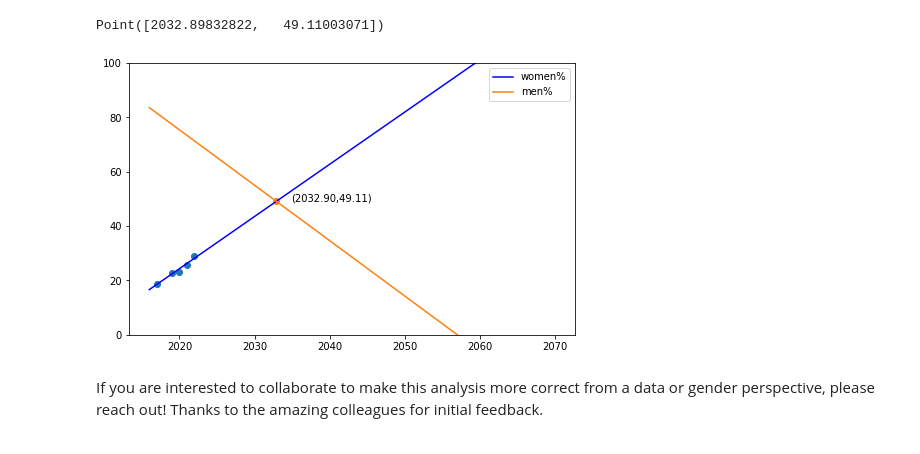
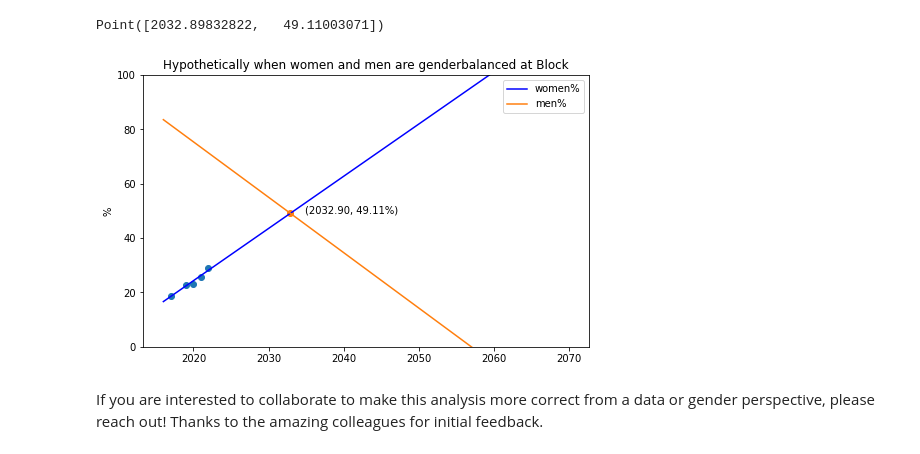
Before and after one commit to duanasq/learning-ds-public, a Jupyter notebook: block_dei_display.ipynb, the cells around one changed output. Drawn from its saved outputs; the diff is of its cells as text; code cells hidden in the pictures.

Commit message:
Graph labelling

```diff
--- a/block_dei_display.ipynb
+++ b/block_dei_display.ipynb
@@ -164,14 +164,16 @@ Point([2032.89832822,   49.11003071])
 # %%
 fig, ax = plt.subplots(figsize=[8, 5])
 ax.scatter(x,y)
 ax.set(ylim=(0, 100))
 ax.plot(x_women, y_women, color = 'b', label = "women%")
 ax.plot(x_men, y_men, color = 'C1', label = "men%")
+ax.set_ylabel("%")
+ax.set_title("Hypothetically when women and men are genderbalanced at Block")
 ax.scatter([genderbalanced[0]],[genderbalanced[1]])
-ax.text(genderbalanced[0]+2,genderbalanced[1],f"({genderbalanced[0]:.2f},{genderbalanced[1]:.2f})")
+ax.text(genderbalanced[0]+2,genderbalanced[1],f"({genderbalanced[0]:.2f}, {genderbalanced[1]:.2f}%)")
 ax.legend()
 plt.show()
 # %% [output]
-[figure, old version]
+[figure, new version]
 # %% [markdown]
 If you are interested to collaborate to make this analysis more correct from a data or gender perspective, please reach out! Thanks to the amazing colleagues for initial feedback.
```
